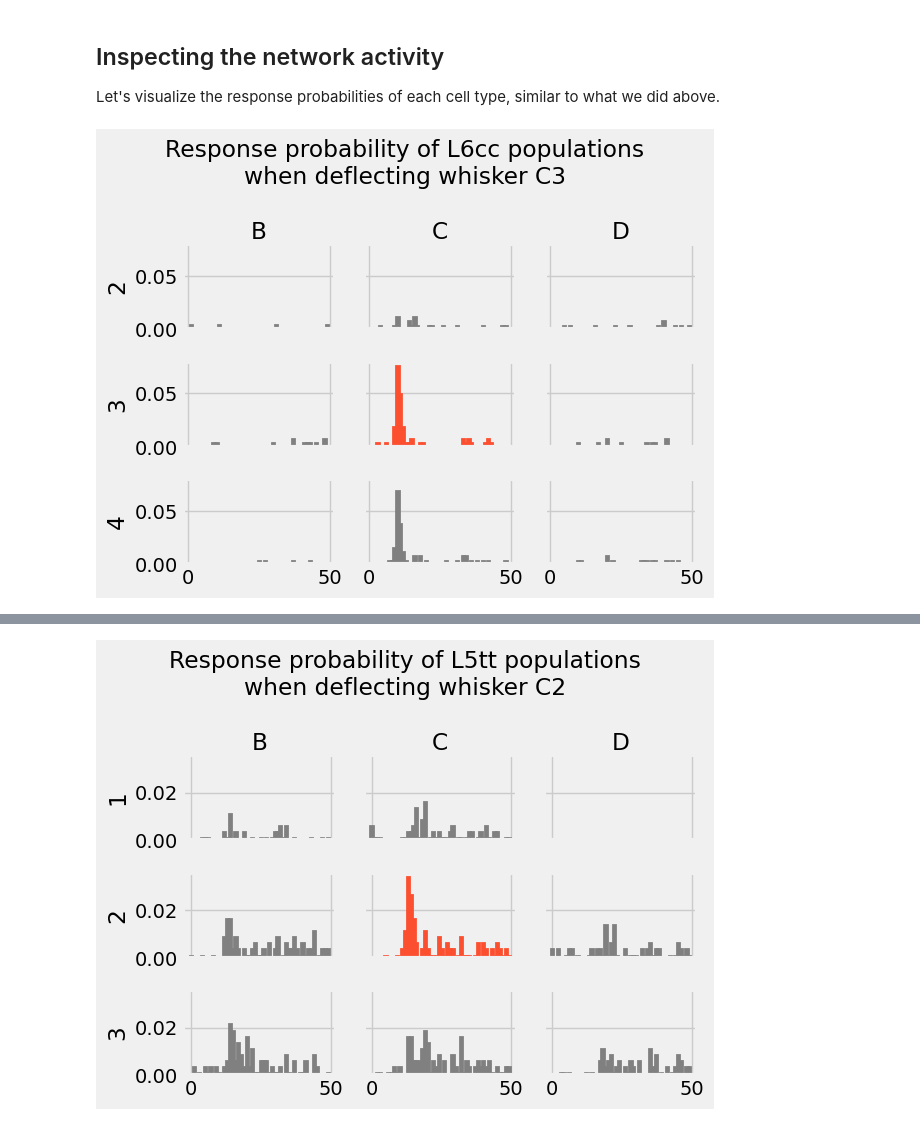
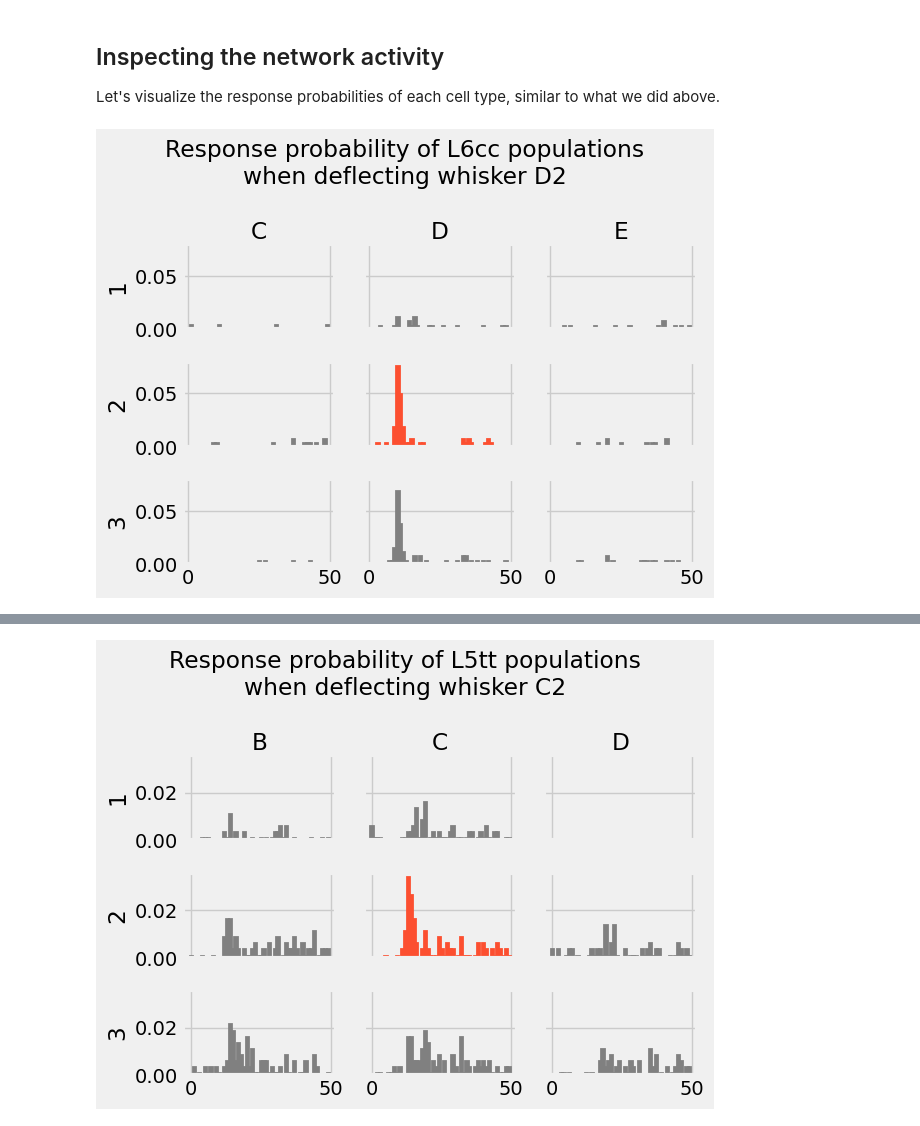
Before and after one commit to mpinb/in_silico_framework, a Jupyter notebook: getting_started/tutorials/2. network models/2.2 Network activity.ipynb, the cells around one changed output, grey strips where cells are left out. Drawn from its saved outputs; the diff is of its cells as text; code cells hidden in the pictures.

```diff
--- a/getting_started/tutorials/2. network models/2.2 Network activity.ipynb
+++ b/getting_started/tutorials/2. network models/2.2 Network activity.ipynb
@@ -99,7 +101,10 @@ Let's see what these PSTHs actually look like:
 stimulated_whisker = "C2"
 cell_type = "L6cc"
 evoked_activity = I.scp.build_parameters(evoked_activity_dir / f"{stimulated_whisker}_stim.param")
-L6cc_activity = evoked_activity[cell_type]
+L6cc_activity = {
+    ct: evoked_activity[ct]
+    for ct in evoked_activity.keys()
+    if ct.startswith(cell_type)}
 # %%
 I.plt.style.use("fivethirtyeight")
 arcs, rows = (1, 2, 3), ("B", "C", "D")
@@ -340,14 +345,9 @@ Let's decide on a stimulus we want to simulate. This will decide which [Activity
 # %%
 # Our cell is also at C2. This is called a "Principle Whisker (PW)" stimulus, since the recorded cell and whisker are in the same column
 simulate_stimwhisk = "C2"
-activity_data = I.scp.build_parameters(
+activity_data_per_subct = I.scp.build_parameters(
     evoked_activity_dir / f"{simulate_stimwhisk}_stim.param"
 )
-activity_data_per_subct = I.scp.NTParameterSet({
-    subct: data
-    for ct, activity_data_per_ct in activity_data.items()
-    for subct, data in activity_data_per_ct.items()
-})
 activity_data_per_subct
 # %% [output]
 NTParameterSet({'L2_B1': NTParameterSet({'distribution': 'PSTH', 'intervals': [[2.0, 3.0], [15.0, 16.0], [17.0, 18.0], [25.0, 26.0], [26.0, 27.0], [31.0, 32.0], [40.0, 41.0], [49.0, 50.0]], 'probabili ...
@@ -421,14 +421,9 @@ with I.silence_logger():
     for stimulated_whisker in surround_whiskers:
         # read in correct evoked activity data
         activity_data = I.scp.build_parameters(evoked_activity_dir / f"{stimulated_whisker}_stim.param")
-        activity_data_per_subct = I.scp.NTParameterSet({
-            subct: data
-            for ct, activity_data_per_ct in activity_data.items()
-            for subct, data in activity_data_per_ct.items()
-        })
 
         # Build the network parameters
-        netp = NetworkParamBuilder(
+        new_netp = NetworkParamBuilder(
         ).add_ongoing_activity(
             ongoing_interval_per_ct = celltype_to_ongoing_map
         ).add_synapse_dynamics(
@@ -438,13 +433,13 @@ with I.silence_logger():
             syn_fn = syn_fn,
             con_fn = con_fn,
         ).add_activity(
-            activity_per_ct=activity_data_per_subct,
+            activity_per_ct=activity_data,
             additional_params = additional_evoked_parameters,
         ).network_parameters
 
         # Save result
         save_filename=network_embedding_db['network_param'].join('{}_stim_network.param'.format(stimulated_whisker))
-        netp.save(
+        new_netp.save(
             filename=save_filename
         )
         print(f"Saved {save_filename.split(I.os.sep)[-1]}")
@@ -472,14 +467,8 @@ with I.silence_logger():
     for stimulated_whisker in second_surround_whiskers:
         # read in correct evoked activity data
         activity_data = I.scp.build_parameters(evoked_activity_dir / f"{stimulated_whisker}_stim.param")
-        activity_data_per_subct = I.scp.NTParameterSet({
-            subct: data
-            for ct, activity_data_per_ct in activity_data.items()
-            for subct, data in activity_data_per_ct.items()
-        })
-
         # Build network parameters
-        netp = NetworkParamBuilder(
+        new_netp = NetworkParamBuilder(
         ).add_ongoing_activity(
             ongoing_interval_per_ct = celltype_to_ongoing_map
         ).add_synapse_dynamics(
@@ -489,13 +478,13 @@ with I.silence_logger():
             syn_fn = syn_fn,
             con_fn = con_fn,
         ).add_activity(
-            activity_per_ct=activity_data_per_subct,
+            activity_per_ct=activity_data,
             additional_params = additional_evoked_parameters
         ).network_parameters
 
         # Save result
         save_filename=network_embedding_db['network_param'].join('{}_stim_network.param'.format(stimulated_whisker))
-        netp.save(
+        new_netp.save(
             filename=save_filename
         )
         print(f"Saved {save_filename.split(I.os.sep)[-1]}")
@@ -567,8 +554,8 @@ def activity_gridplot(ct, deflected_whisker="C2", **kwargs):
     return fig, axs
 # %%
 ct = "L6cc"
-whisker = "C3"
+whisker = "D2"
 fig, axs = activity_gridplot(ct, deflected_whisker=whisker)
 I.plt.show()
 # %% [output]
-[figure, old version]
+[figure, new version]
```
Also changed, not shown: parts of 14 cells of this notebook.
